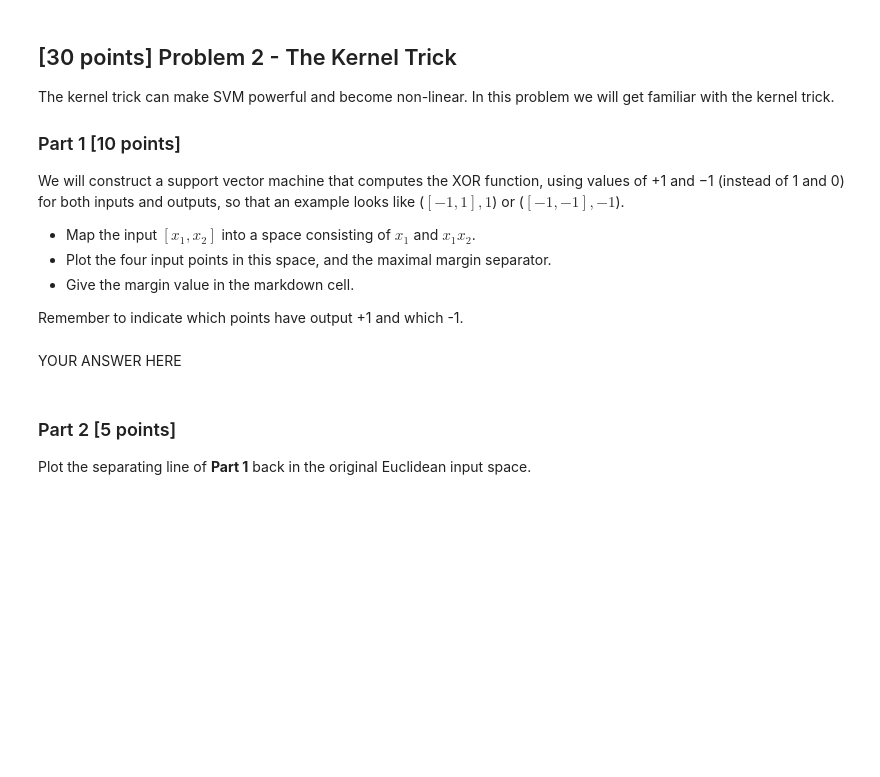
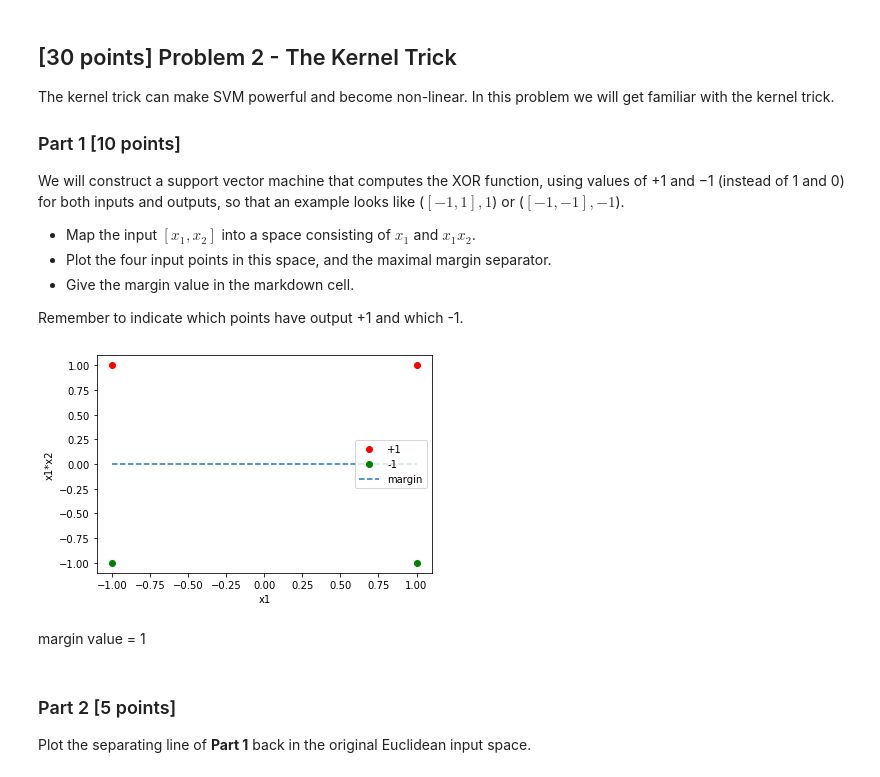
Before and after one commit to a11isonliu/CSCI-4622-Machine-Learning-sp21, a Jupyter notebook: hmwks/hw4/LiuA-hw4.ipynb, the cells around one changed output. Cells and saved outputs as stored; diff of their text form; code cells hidden in the pictures; blank space fills up the shorter version.

```diff
--- a/hmwks/hw4/LiuA-hw4.ipynb
+++ b/hmwks/hw4/LiuA-hw4.ipynb
@@ -155,5 +171,18 @@ raise NotImplementedError()
-# %% [markdown]
-YOUR ANSWER HERE
+# %%
+# YOUR CODE HERE
+x = np.array([[-1,-1],[1,1],[-1,1],[1,-1]])
+x_map = np.array([[x1, x1 * x2] for x1, x2 in x])
+plt.plot(x_map.T[0,:2],x_map.T[1,:2], 'or', label='+1')
+plt.plot(x_map.T[0,2:],x_map.T[1,2:], 'og', label='-1')
+plt.plot([-1,1],[0,0], '--', label='margin')
+plt.xlabel('x1')
+plt.ylabel('x1*x2')
+plt.legend(loc='right')
+plt.show()
+# %% [output]
+[figure, added]
+# %% [markdown]
+margin value = 1
 # %% [markdown]
 ### Part 2 [5 points]
 Plot the separating line of **Part 1** back in the original Euclidean input space.
```
Also changed, not shown: parts of 23 cells of this notebook, 1 other file.
